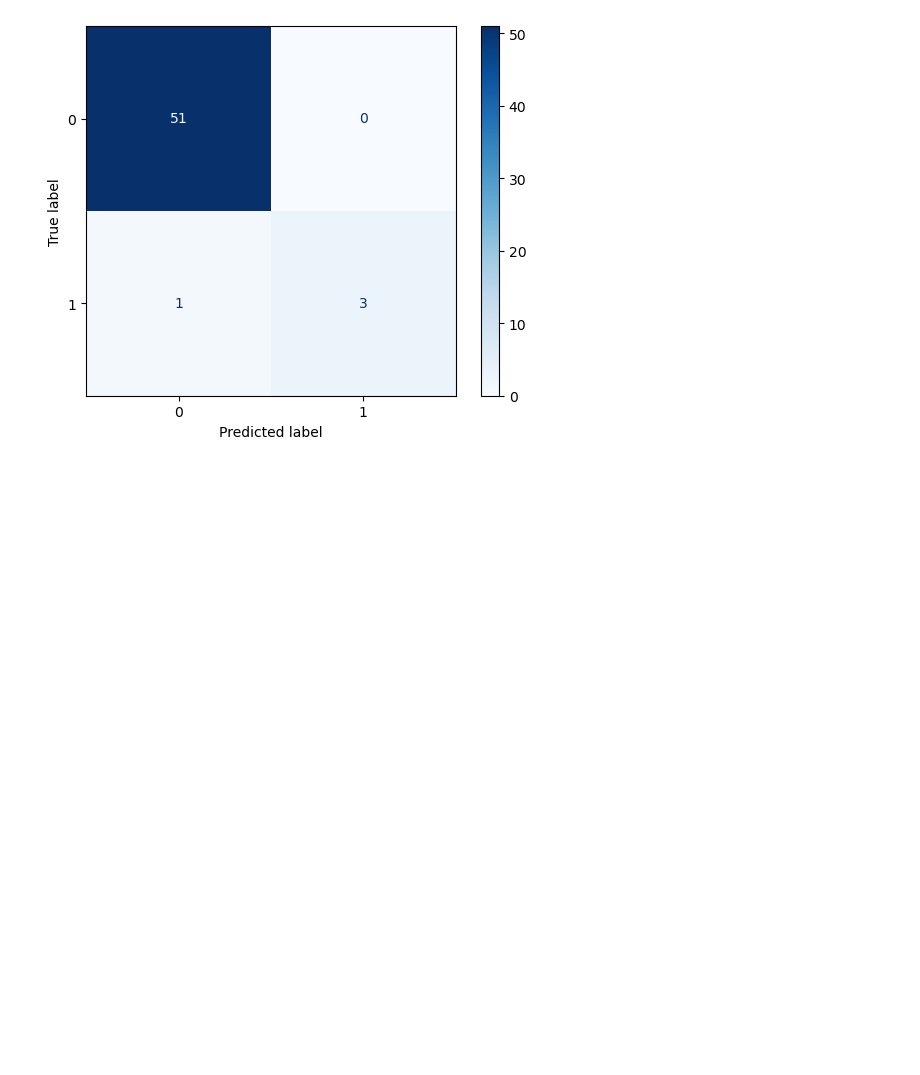
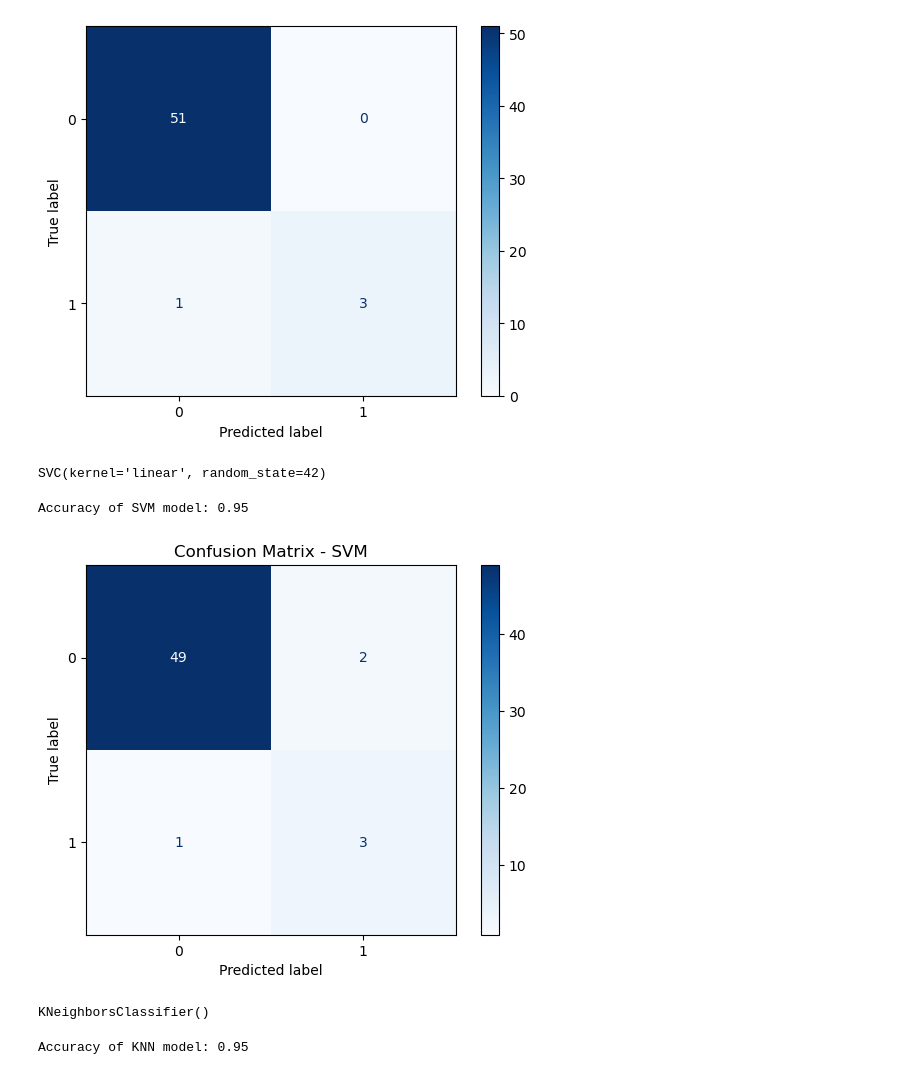
Before and after one commit to DaoudAA/Data-Mining-on-EEG_Data, a Jupyter notebook: StatisticsFeaturesDM.ipynb, the cells around one changed output. Saved outputs shown, nothing was run; the diff lists cells and outputs as text; code cells hidden in the pictures; blank space fills up the shorter version.

```diff
--- a/StatisticsFeaturesDM.ipynb
+++ b/StatisticsFeaturesDM.ipynb
@@ -223,3 +223,41 @@ disp.plot(cmap=plt.cm.Blues)
 plt.show()
 # %% [output]
 [figure]
+# %%
+from sklearn.svm import SVC
+
+# Initialize and train the SVM model
+svm_model = SVC(kernel='linear', random_state=42)
+svm_model.fit(X_train, y_train)
+# %% [output]
+SVC(kernel='linear', random_state=42)
+# %%
+# Predict on the test set
+y_pred_svm = svm_model.predict(X_test)
+# %%
+from sklearn.metrics import accuracy_score
+
+# Calculate and display the accuracy
+accuracy_svm = accuracy_score(y_test, y_pred_svm)
+print(f'Accuracy of SVM model: {accuracy_svm:.2f}')
+# %% [output]
+Accuracy of SVM model: 0.95
+# %%
+import numpy as np
+
+# Confusion Matrix for SVM
+cm_svm = confusion_matrix(y_test, y_pred_svm, labels=np.unique(y_test))
+disp_svm = ConfusionMatrixDisplay(confusion_matrix=cm_svm, display_labels=np.unique(y_test))
+disp_svm.plot(cmap=plt.cm.Blues)
+plt.title('Confusion Matrix - SVM')
+plt.show()
+# %% [output]
+[figure, added]
+# %%
+from sklearn.neighbors import KNeighborsClassifier
+
+# Initialize and train the KNN model
+knn_model = KNeighborsClassifier(n_neighbors=5)
+knn_model.fit(X_train, y_train)
+# %% [output]
+KNeighborsClassifier()
@@ -225,0 +267,6 @@ plt.show()
+# %%
+# Calculate and display the accuracy
+accuracy_knn = accuracy_score(y_test, y_pred_knn)
+print(f'Accuracy of KNN model: {accuracy_knn:.2f}')
+# %% [output]
+Accuracy of KNN model: 0.95
```
Also changed, not shown: parts of 4 cells of this notebook, 1 other file.
